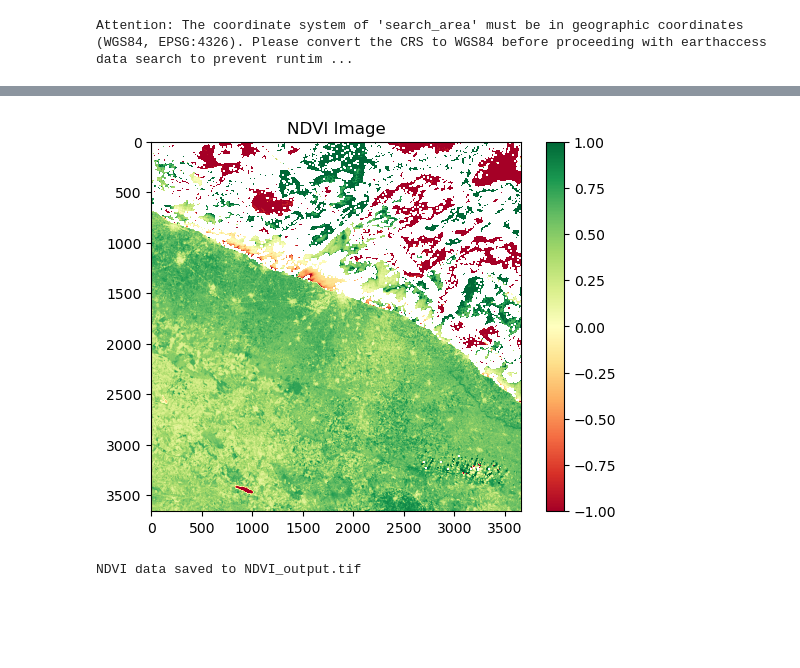
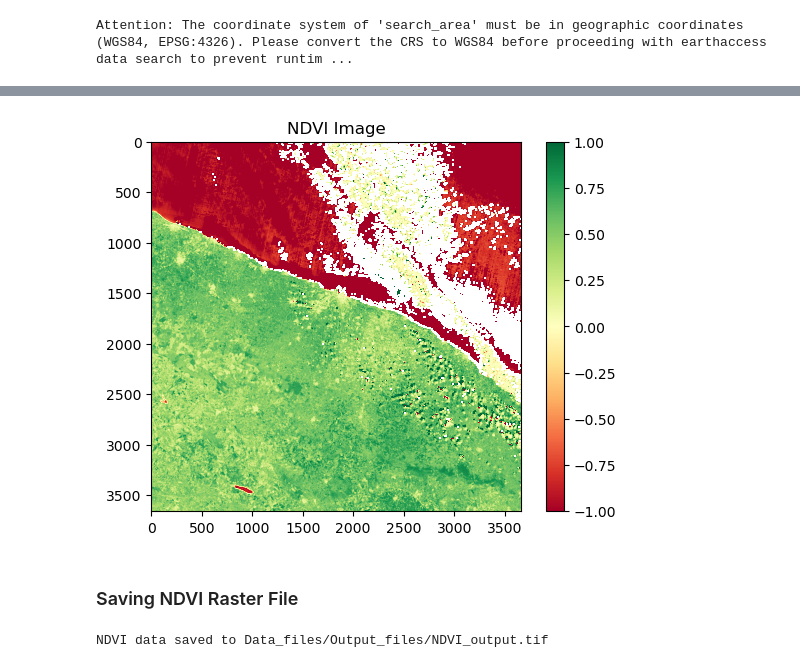
Before and after one commit to Mavisan6/Assignment, a Jupyter notebook: ScriptP2.ipynb, the cells around one changed output, grey strips where cells are left out. Cells and saved outputs as stored; diff of their text form; code cells hidden in the pictures; blank space fills up the shorter version.

```diff
--- a/ScriptP2.ipynb
+++ b/ScriptP2.ipynb
@@ -135,26 +161,36 @@ File HLS.S30.T33TXF.2022004T094309.v2.0.SAA.tif already downloaded
 # %%
-# Now we want to calculate NDVI with the bands we have just downloaded
-# Open the red (ending B04) and NIR (ending B08) bands
-with rio.open('HLSS30/HLS.S30.T33TXF.2022004T094309.v2.0.B04.tif') as red_src, \
-     rio.open('HLSS30/HLS.S30.T33TXF.2022004T094309.v2.0.B08.tif') as nir_src:
+import rasterio as rio
+import matplotlib.pyplot as plt
+
+# Suppress divide by zero warning, to use uncomment the line below
+# np.seterr(divide='ignore', invalid='ignore')
+
+# read B04 and B08 bands, might need to change the file name if different granule was downloaded
+with rio.open('Data_files/HLSS30/HLS.S30.T33TXF.2022049T094041.v2.0.B04.tif') as red_src, \
+     rio.open('Data_files/HLSS30/HLS.S30.T33TXF.2022049T094041.v2.0.B08.tif') as nir_src:
 
     # Read the raster data for the bands
     red = red_src.read(1)
     nir = nir_src.read(1)
 
     # Calculate NDVI
     ndvi = (nir - red) / (nir + red)
 
+    # Replace NaNs and infinite values with zeros, to use uncomment the line below
+    # ndvi = np.nan_to_num(ndvi, nan=0.0, posinf=0.0, neginf=0.0)
+
     # Plot NDVI
     plt.imshow(ndvi, cmap='RdYlGn', vmin=-1, vmax=1)
     plt.colorbar()
     plt.title('NDVI Image')
     plt.show()
 # %% [output]
-[figure, old version]
+[figure, new version]
+# %% [markdown]
+### Saving NDVI Raster File
 # %%
 # Define the output path for the NDVI raster file
-output_ndvi_path = 'NDVI_output.tif'
+output_ndvi_path = 'Data_files/Output_files/NDVI_output.tif'
 
 # Create a new raster file for the NDVI data
 with rio.open(output_ndvi_path, 'w', driver='GTiff', height=ndvi.shape[0], width=ndvi.shape[1],
@@ -163,4 +199,4 @@ with rio.open(output_ndvi_path, 'w', driver='GTiff', height=ndvi.shape[0], width
 
 print(f"NDVI data saved to {output_ndvi_path}")
 # %% [output]
-NDVI data saved to NDVI_output.tif
+NDVI data saved to Data_files/Output_files/NDVI_output.tif
```
Also changed, not shown: parts of 34 cells of this notebook, 1 other file.
